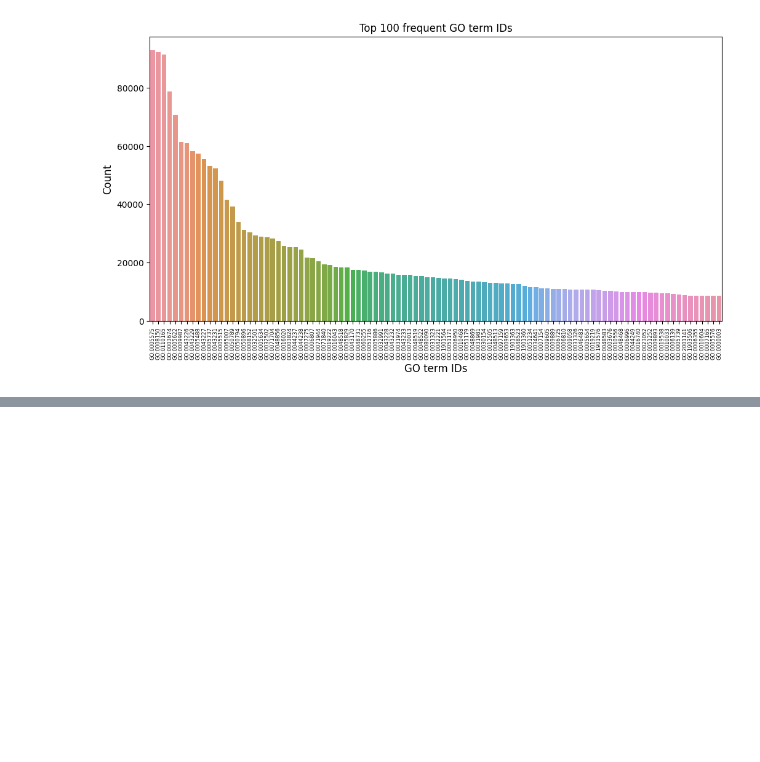
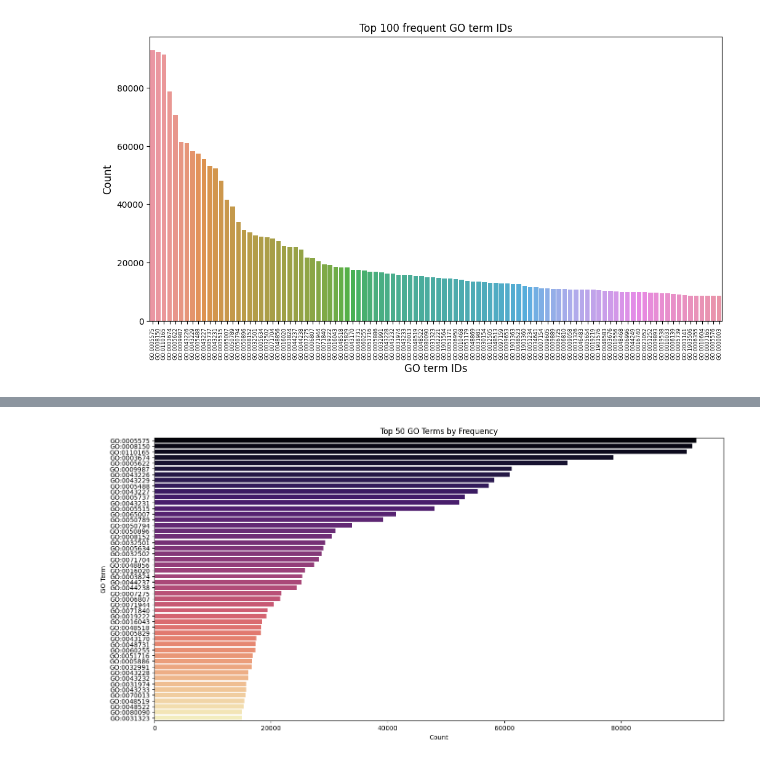
Before and after one commit to devshah21/CSC413_project, a Jupyter notebook: eda.ipynb, the cells around one changed output, grey strips where cells are left out. Cells and saved outputs as stored; diff of their text form; code cells hidden in the pictures; blank space fills up the shorter version.

```diff
--- a/eda.ipynb
+++ b/eda.ipynb
@@ -47,0 +95,13 @@ plt.show()
+# %%
+# Top 50 GO terms
+top_go_terms = df['term'].value_counts().head(50)
+
+# Plotting
+plt.figure(figsize=(16,8))
+sns.barplot(x=top_go_terms.values, y=top_go_terms.index, palette='magma')
+plt.title('Top 50 GO Terms by Frequency')
+plt.xlabel('Count')
+plt.ylabel('GO Term')
+plt.show()
+# %% [output]
+[figure, added]
```
Also changed, not shown: parts of 11 cells of this notebook.
